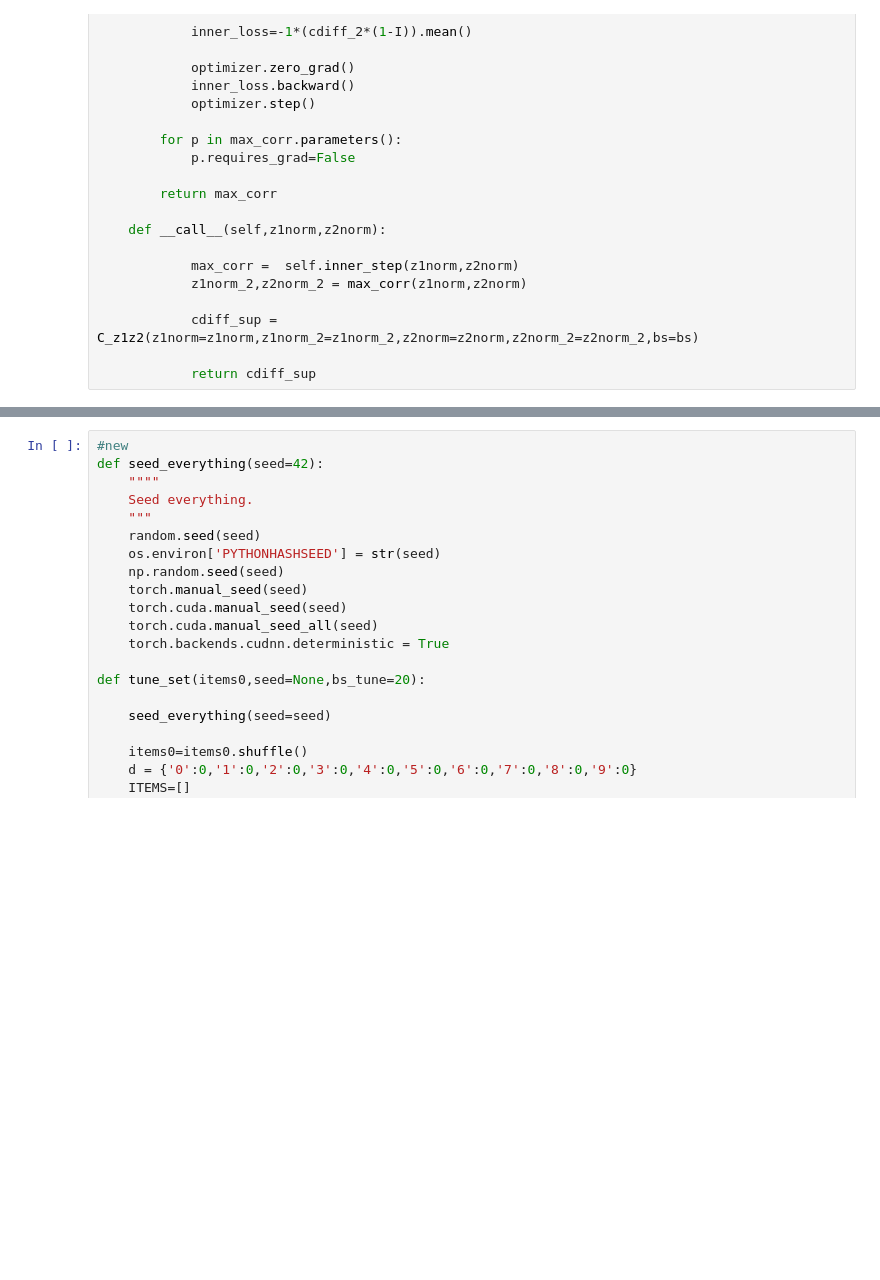
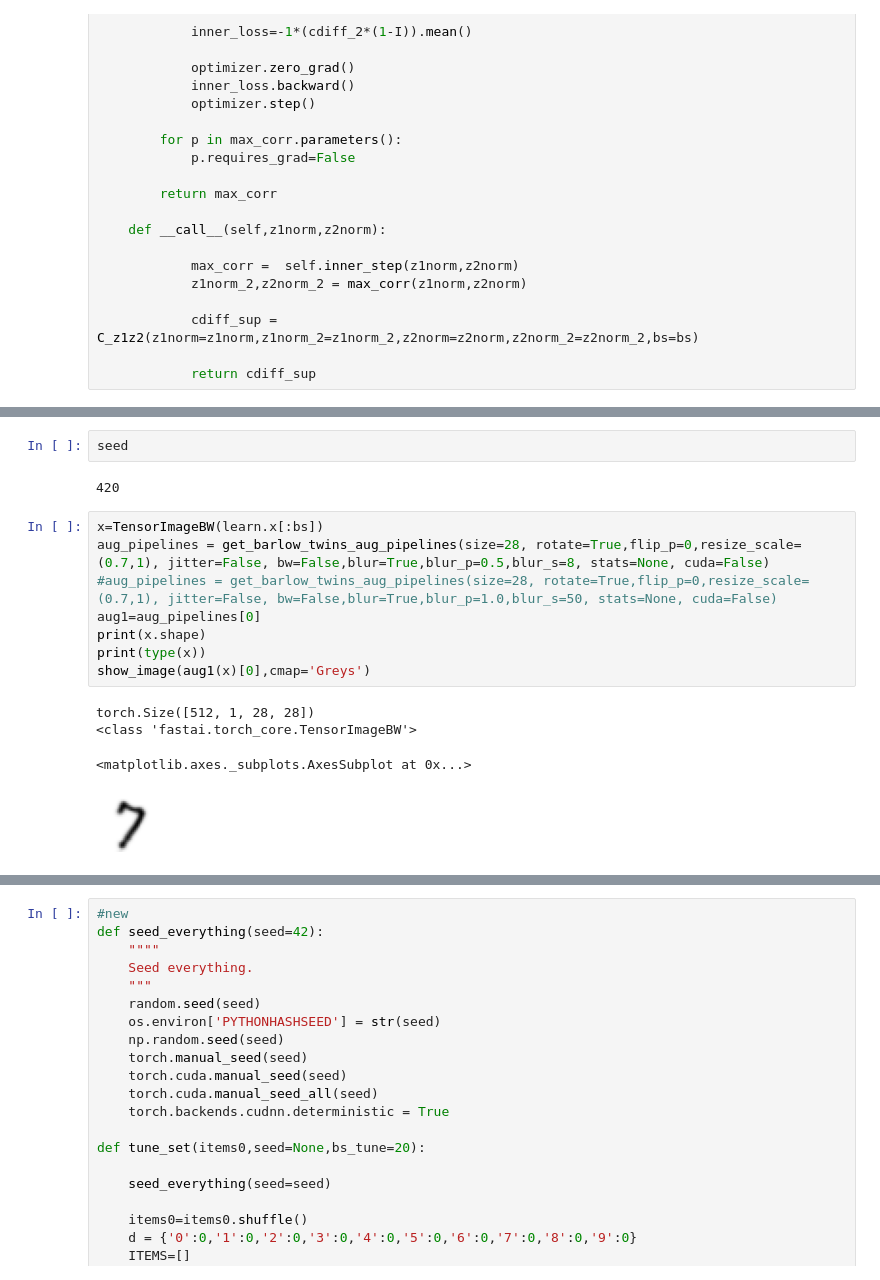
Before and after one commit to hamish-haggerty/AI-hacking, a Jupyter notebook: SSL/BT_MNIST_new3.ipynb, the cells around one changed output, grey strips where cells are left out. Drawn from its saved outputs; the diff is of its cells as text; blank space fills up the shorter version.

```diff
--- a/SSL/BT_MNIST_new3.ipynb
+++ b/SSL/BT_MNIST_new3.ipynb
@@ -361,3 +339,20 @@ class BarlowTwins(Callback):
         images = []
         for i in range(n): images += [x1[i],x2[i]]
         return show_batch(x1[0], None, images, max_n=len(images), nrows=n)
+# %%
+seed
+# %% [output]
+420
+# %%
+x=TensorImageBW(learn.x[:bs])
+aug_pipelines = get_barlow_twins_aug_pipelines(size=28, rotate=True,flip_p=0,resize_scale=(0.7,1), jitter=False, bw=False,blur=True,blur_p=0.5,blur_s=8, stats=None, cuda=False)
+#aug_pipelines = get_barlow_twins_aug_pipelines(size=28, rotate=True,flip_p=0,resize_scale=(0.7,1), jitter=False, bw=False,blur=True,blur_p=1.0,blur_s=50, stats=None, cuda=False)
+aug1=aug_pipelines[0]
+print(x.shape)
+print(type(x))
+show_image(aug1(x)[0],cmap='Greys')
+# %% [output]
+torch.Size([512, 1, 28, 28])
+<class 'fastai.torch_core.TensorImageBW'>
+<matplotlib.axes._subplots.AxesSubplot at 0x...>
+[figure, added]
```
Also changed, not shown: parts of 21 cells of this notebook.
